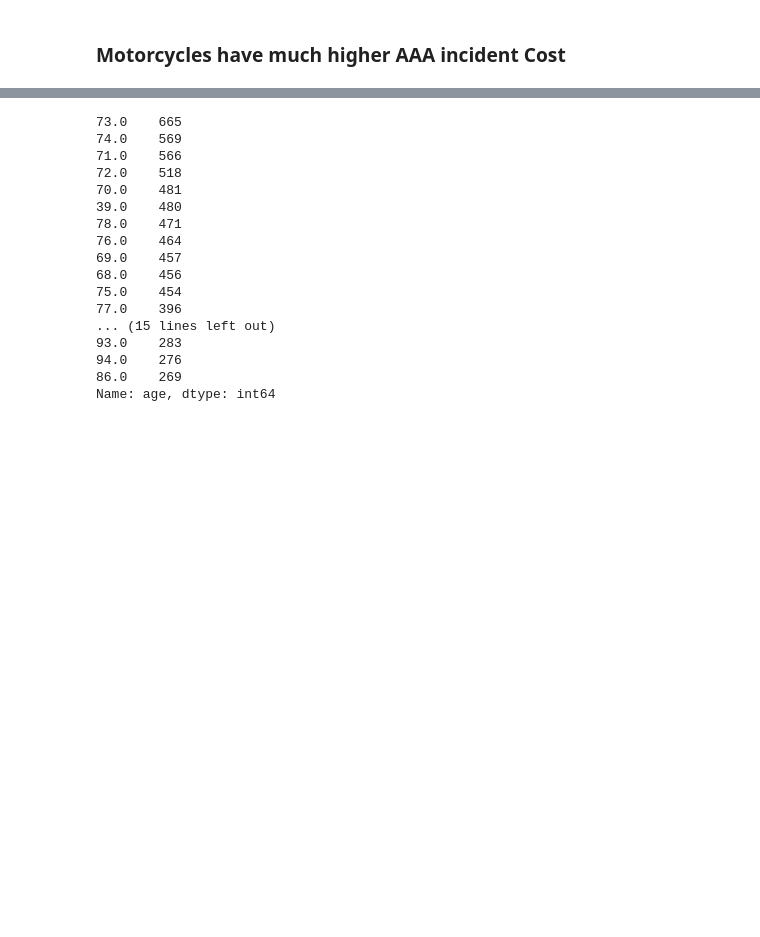
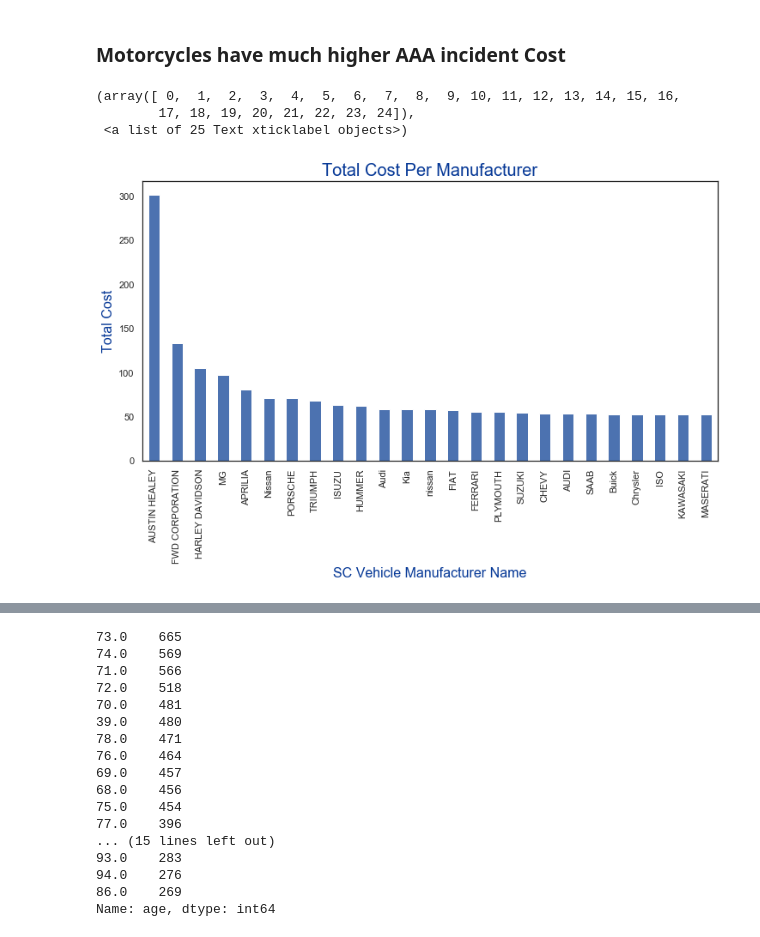
Before and after one commit to Botafogo1894/Columbia_AI_Course, a Jupyter notebook: Exploring_Costs.ipynb, the cells around one changed output, grey strips where cells are left out. Cells and saved outputs as stored; diff of their text form; code cells hidden in the pictures; blank space fills up the shorter version.

```diff
--- a/Exploring_Costs.ipynb
+++ b/Exploring_Costs.ipynb
@@ -2,7 +2,7 @@
 %matplotlib inline
 import matplotlib.pyplot as plt
 from pylab import rcParams
-rcParams['figure.figsize'] = 15, 8
+rcParams['figure.figsize'] = 12, 6
 
 import missingno as msno
 import seaborn as sns
@@ -95,6 +212,16 @@ a.reset_index(level = [0,1])[:10]
 ### Motorcycles have much higher AAA incident Cost
 # %%
 df.groupby('SC Vehicle Manufacturer Name')['Total Cost'].mean().nlargest(25).plot(kind = 'bar')
+
+plt.ylabel('Total Cost', fontsize = 16, color = '#073997')
+plt.xlabel('SC Vehicle Manufacturer Name', fontsize = 16, color = '#073997')
+plt.title('Total Cost Per Manufacturer', fontsize = 20, color = '#073997')
+plt.savefig('Vehicle_Model_Cost', bbox_inches = 'tight')
 plt.xticks(rotation = 90)
+# %% [output]
+(array([ 0,  1,  2,  3,  4,  5,  6,  7,  8,  9, 10, 11, 12, 13, 14, 15, 16,
+        17, 18, 19, 20, 21, 22, 23, 24]),
+ <a list of 25 Text xticklabel objects>)
+[figure, added]
 # %%
 df.groupby('SC Vehicle Model Name')['Total Cost'].mean().nlargest(20).plot(kind = 'bar')
```
Also changed, not shown: parts of 33 cells of this notebook, 5 other files.
